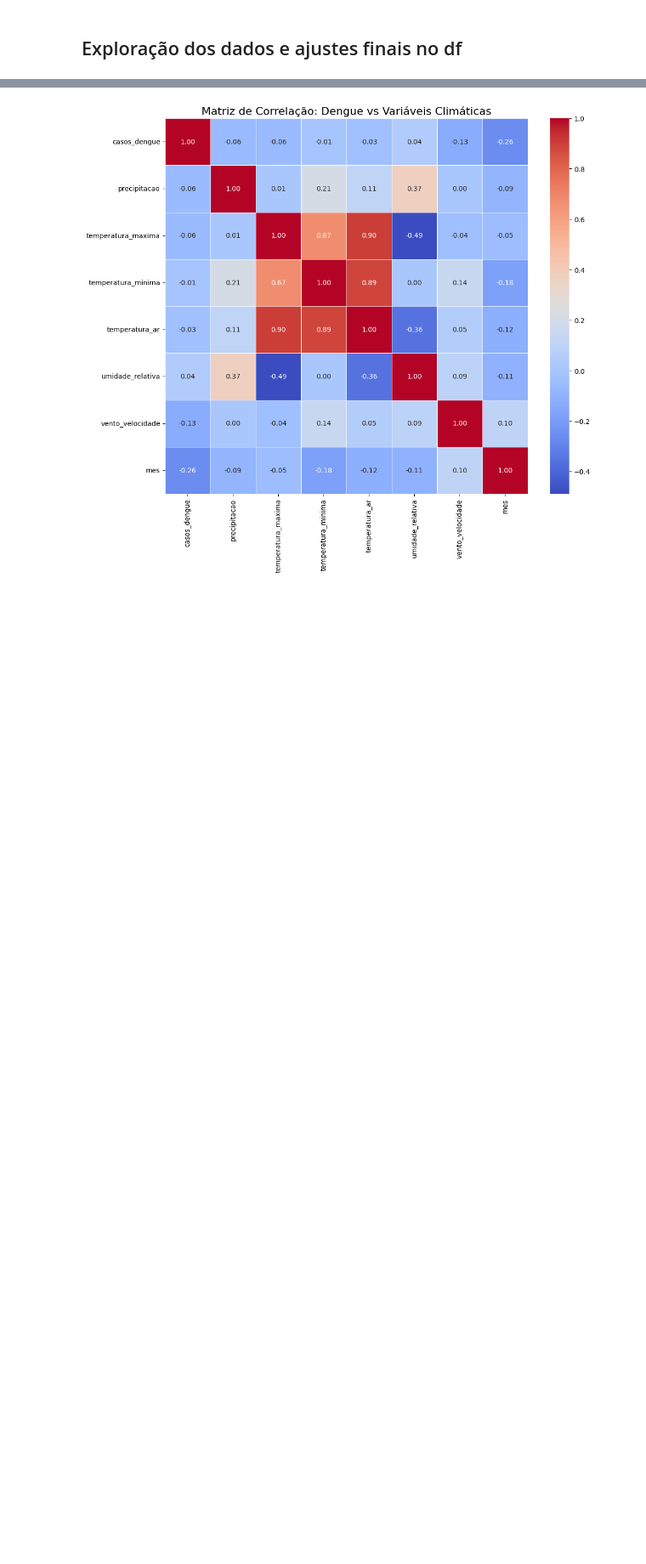
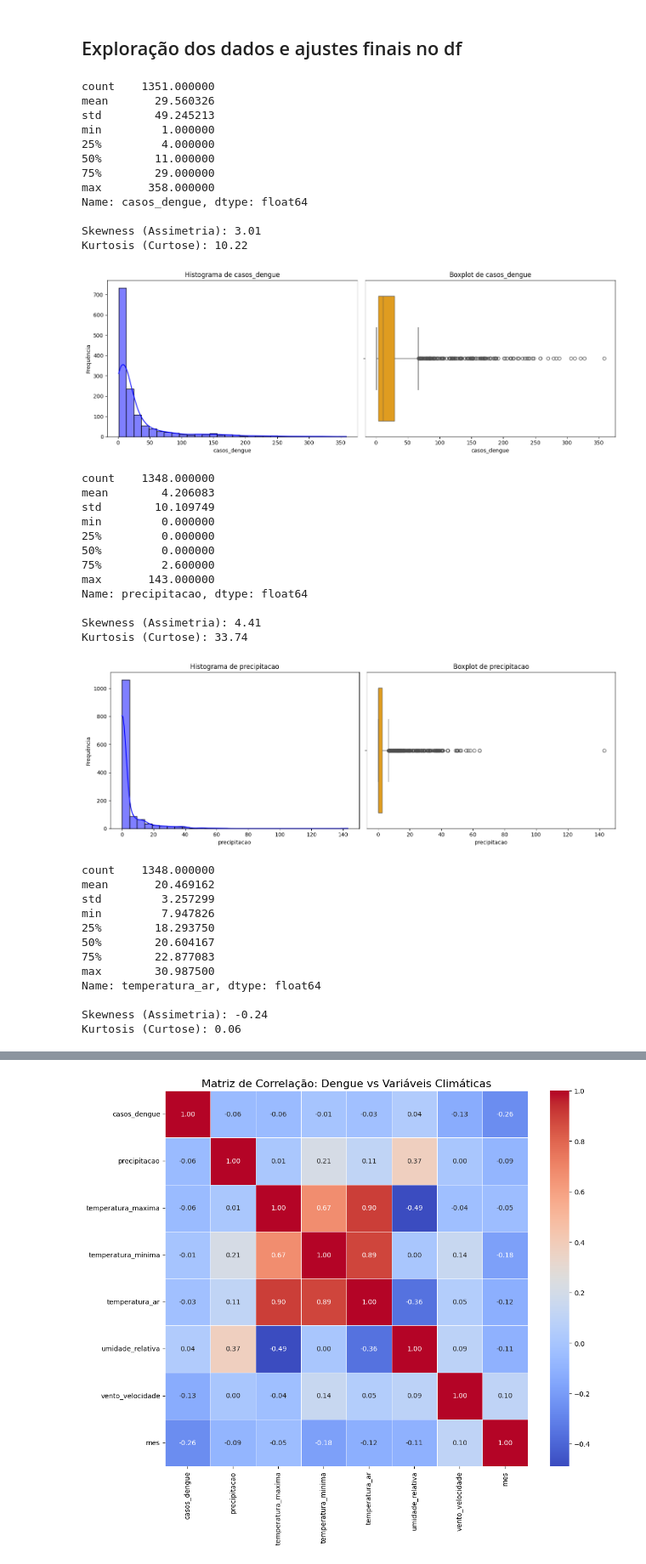
Before and after one commit to iTzFabregas/am-dengue, a Jupyter notebook: dengue_prediction_fixed.ipynb, the cells around one changed output, grey strips where cells are left out. Shown: that part at 85% size. Cells and saved outputs as stored; diff of their text form; code cells hidden in the pictures; blank space fills up the shorter version.

```diff
--- a/dengue_prediction_fixed.ipynb
+++ b/dengue_prediction_fixed.ipynb
@@ -277,3 +277,80 @@ df_sp
 1351 rows × 14 columns
 # %% [markdown]
 ## Exploração dos dados e ajustes finais no df
+# %%
+import matplotlib.pyplot as plt
+import seaborn as sns
+
+def analisar_distribuicao(df, coluna='casos_dengue'):
+    """
+    Gera gráficos de distribuição e estatísticas para uma coluna específica.
+    """
+
+    # Estatísticas Descritivas
+    desc = df[coluna].describe()
+    print(desc)
+    print(f"\nSkewness (Assimetria): {df[coluna].skew():.2f}")
+    print(f"Kurtosis (Curtose): {df[coluna].kurtosis():.2f}")
+
+    plt.figure(figsize=(14, 5))
+
+    plt.subplot(1, 2, 1)
+    sns.histplot(df[coluna], kde=True, bins=30, color='blue')
+    plt.title(f'Histograma de {coluna}')
+    plt.xlabel(coluna)
+    plt.ylabel('Frequência')
+
+    # Boxplot
+    plt.subplot(1, 2, 2)
+    sns.boxplot(x=df[coluna], color='orange')
+    plt.title(f'Boxplot de {coluna}')
+    plt.xlabel(coluna)
+
+    plt.tight_layout()
+    plt.show()
+
+analisar_distribuicao(df_sp, 'casos_dengue')
+
+cols_interesse = ['precipitacao', 'temperatura_ar', 'umidade_relativa']
+for col in cols_interesse:
+    if col in df_sp.columns:
+        analisar_distribuicao(df_sp, col)
+# %% [output]
+count    1351.000000
+mean       29.560326
+std        49.245213
+min         1.000000
+25%         4.000000
+50%        11.000000
+75%        29.000000
+max       358.000000
+Name: casos_dengue, dtype: float64
+
+Skewness (Assimetria): 3.01
+Kurtosis (Curtose): 10.22
+[figure, added]
+count    1348.000000
+mean        4.206083
+std        10.109749
+min         0.000000
+25%         0.000000
+50%         0.000000
+75%         2.600000
+max       143.000000
+Name: precipitacao, dtype: float64
+
+Skewness (Assimetria): 4.41
+Kurtosis (Curtose): 33.74
+[figure, added]
+count    1348.000000
+mean       20.469162
+std         3.257299
+min         7.947826
+25%        18.293750
+50%        20.604167
+75%        22.877083
+max        30.987500
+Name: temperatura_ar, dtype: float64
+
+Skewness (Assimetria): -0.24
+Kurtosis (Curtose): 0.06
```
Also changed, not shown: parts of 4 cells of this notebook, 1 other file.
